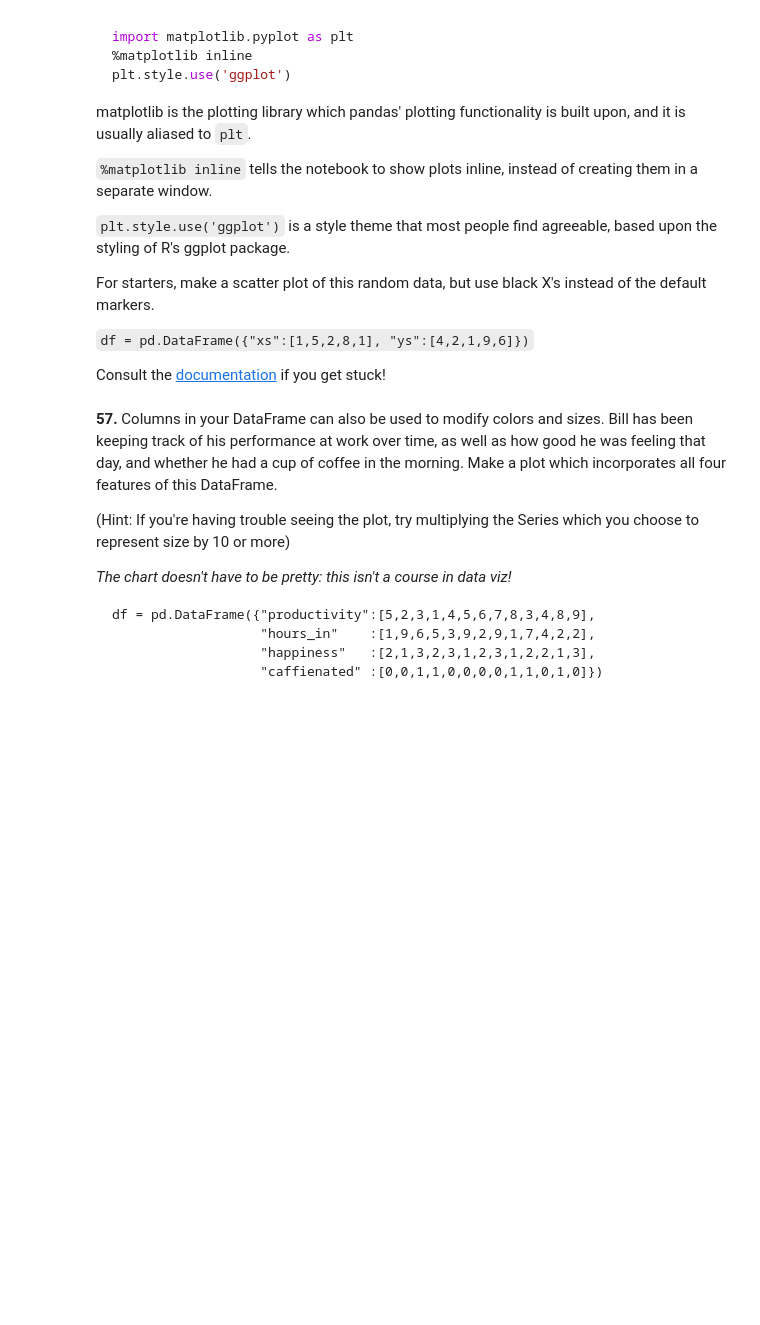
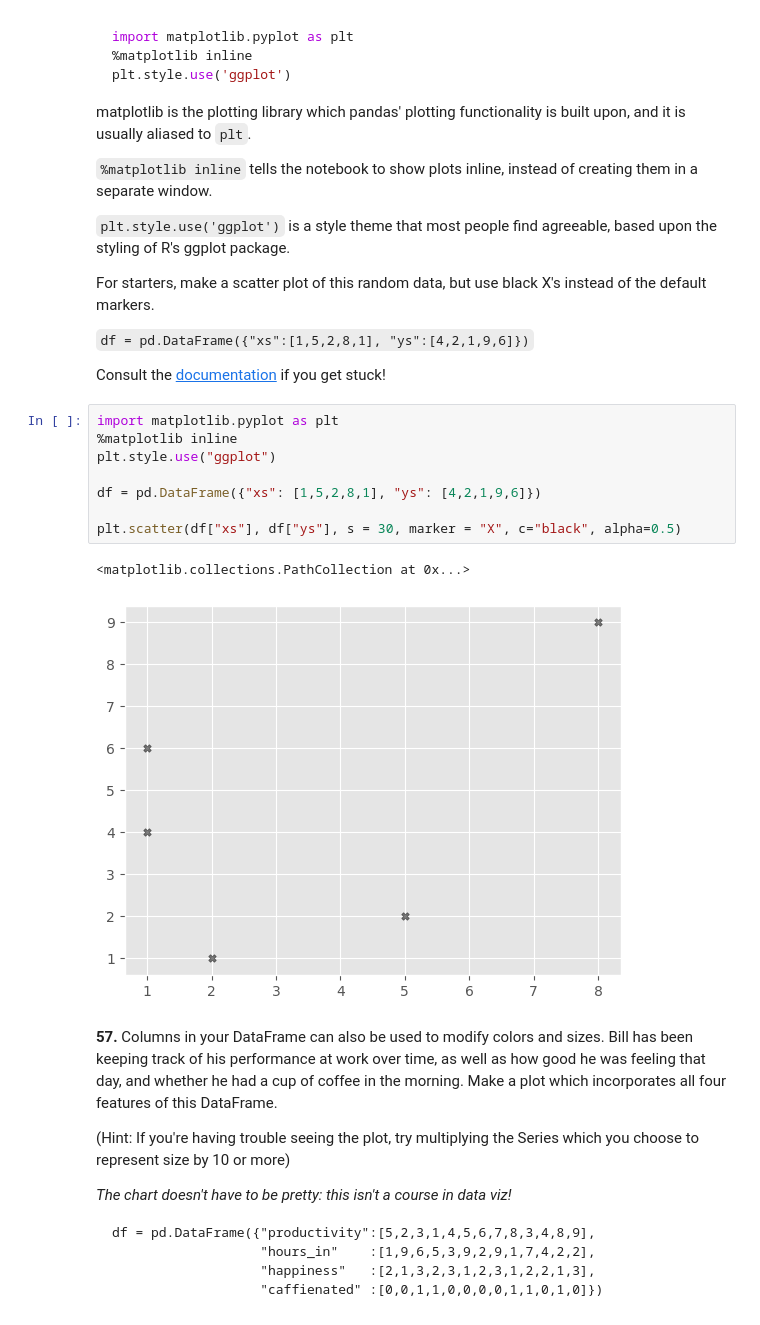
Before and after one commit to Michael-not/60_pandas_puzzles, a Jupyter notebook: 60_pandas_puzzles.ipynb, the cells around one changed output. Saved outputs shown, nothing was run; the diff lists cells and outputs as text; blank space fills up the shorter version.

````diff
--- a/60_pandas_puzzles.ipynb
+++ b/60_pandas_puzzles.ipynb
@@ -1129,6 +1129,17 @@ For starters, make a scatter plot of this random data, but use black X's instead
 ```df = pd.DataFrame({"xs":[1,5,2,8,1], "ys":[4,2,1,9,6]})```
 
 Consult the [documentation](https://pandas.pydata.org/pandas-docs/stable/generated/pandas.DataFrame.plot.html) if you get stuck!
+# %%
+import matplotlib.pyplot as plt
+%matplotlib inline
+plt.style.use("ggplot")
+
+df = pd.DataFrame({"xs": [1,5,2,8,1], "ys": [4,2,1,9,6]})
+
+plt.scatter(df["xs"], df["ys"], s = 30, marker = "X", c="black", alpha=0.5)
+# %% [output]
+<matplotlib.collections.PathCollection at 0x...>
+[figure, added]
 # %% [markdown]
 **57.** Columns in your DataFrame can also be used to modify colors and sizes.  Bill has been keeping track of his performance at work over time, as well as how good he was feeling that day, and whether he had a cup of coffee in the morning.  Make a plot which incorporates all four features of this DataFrame.
 
````
Also changed, not shown: parts of 17 cells of this notebook.
